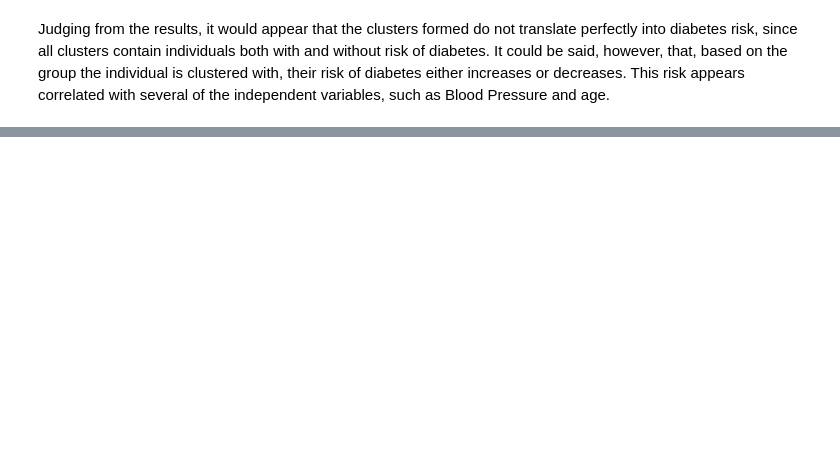
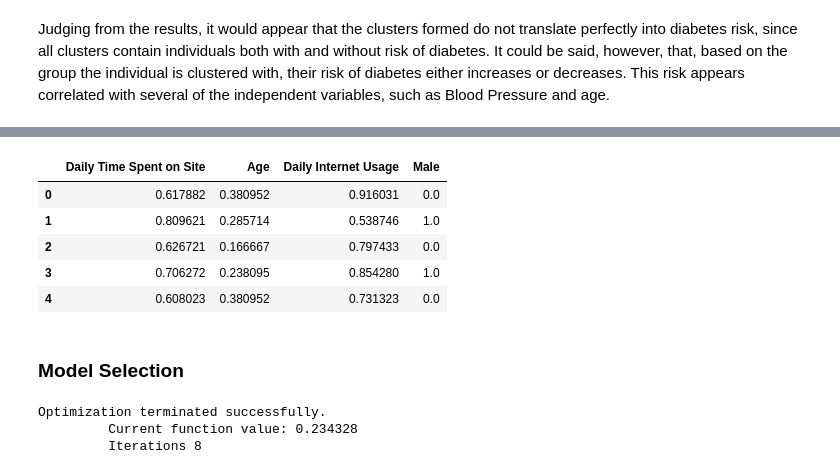
Before and after one commit to rockstardotb/Clustering_and_Logistic_Regression, a Jupyter notebook: Mini_Project_Clustering_and_Logistic_Regression.ipynb, the cells around one changed output, grey strips where cells are left out. Saved outputs shown, nothing was run; the diff lists cells and outputs as text; code cells hidden in the pictures; blank space fills up the shorter version.

```diff
--- a/Mini_Project_Clustering_and_Logistic_Regression.ipynb
+++ b/Mini_Project_Clustering_and_Logistic_Regression.ipynb
@@ -249,0 +297,17 @@ Judging from the results, it would appear that the clusters formed do not transl
+# %%
+df_copy = df.copy()
+df_copy.drop(['Timestamp', 'City', 'Ad Topic Line', 'Country', 'Area Income'], axis=1, inplace=True)
+X = df_copy.drop(['Clicked on Ad'], axis=1)
+columns = ['Daily Time Spent on Site','Age','Daily Internet Usage']
+X[columns] = pd.DataFrame(MinMaxScaler().fit_transform(X[columns]), columns=columns)
+X = X.astype(np.float)
+X.head()
+# %% [output]
+|  | Daily Time Spent on Site | Age | Daily Internet Usage | Male |
+| 0 | 0.617882 | 0.380952 | 0.916031 | 0.0 |
+| 1 | 0.809621 | 0.285714 | 0.538746 | 1.0 |
+| 2 | 0.626721 | 0.166667 | 0.797433 | 0.0 |
+| 3 | 0.706272 | 0.238095 | 0.854280 | 1.0 |
+| 4 | 0.608023 | 0.380952 | 0.731323 | 0.0 |
+# %% [markdown]
+### Model Selection
@@ -249,0 +316,6 @@ Judging from the results, it would appear that the clusters formed do not transl
+# %%
+log_reg = sm.Logit(y_train, X_train).fit()
+# %% [output]
+Optimization terminated successfully.
+         Current function value: 0.234328
+         Iterations 8
```
Also changed, not shown: parts of 15 cells of this notebook.
